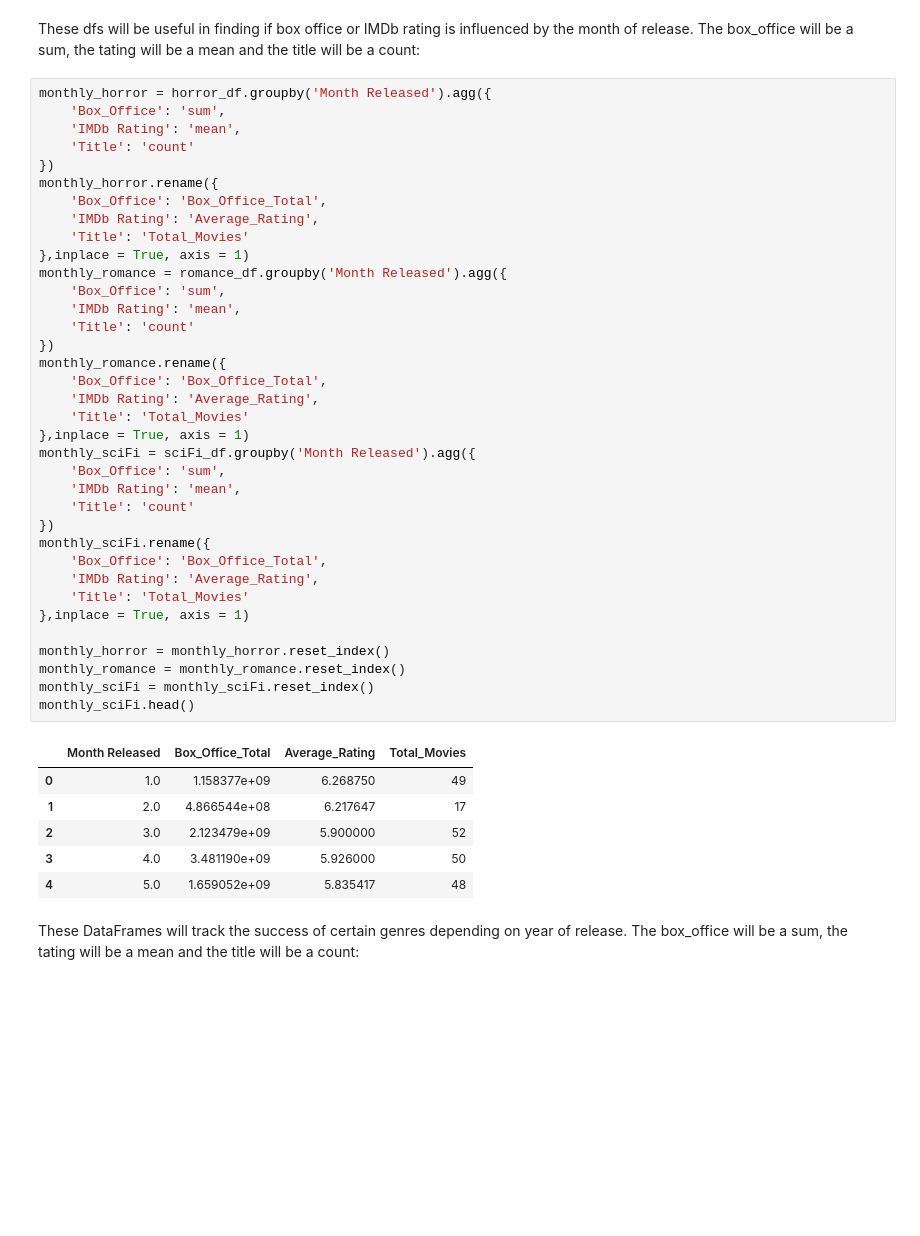
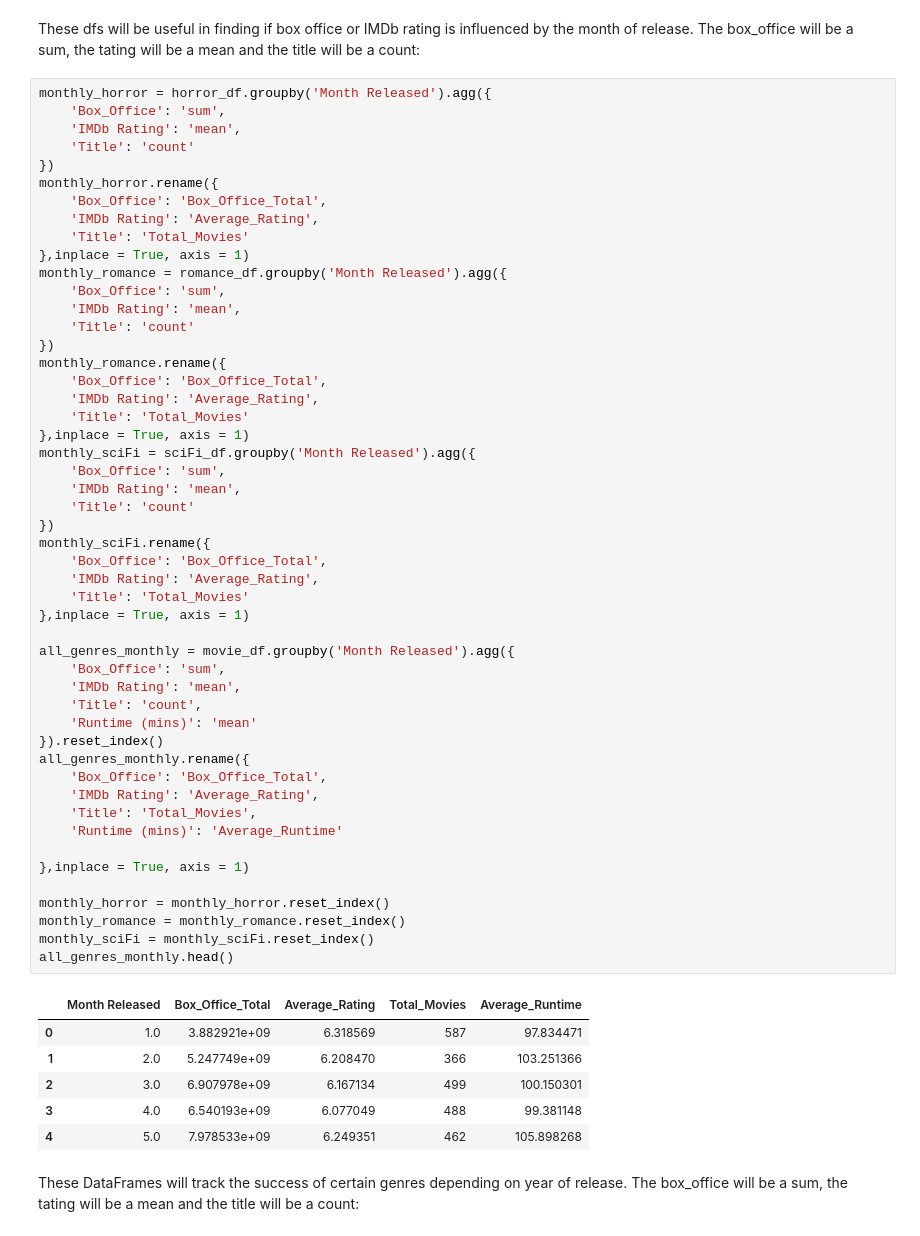
Before and after one commit to Lweston75/Project-One, a Jupyter notebook: movie_graphs.ipynb, the cells around one changed output. Saved outputs shown, nothing was run; the diff lists cells and outputs as text; blank space fills up the shorter version.

```diff
--- a/movie_graphs.ipynb
+++ b/movie_graphs.ipynb
@@ -59,40 +60,54 @@ monthly_horror = horror_df.groupby('Month Released').agg({
 monthly_horror.rename({
     'Box_Office': 'Box_Office_Total',
     'IMDb Rating': 'Average_Rating',
     'Title': 'Total_Movies'
 },inplace = True, axis = 1)
 monthly_romance = romance_df.groupby('Month Released').agg({
     'Box_Office': 'sum',
     'IMDb Rating': 'mean',
     'Title': 'count'
 })
 monthly_romance.rename({
     'Box_Office': 'Box_Office_Total',
     'IMDb Rating': 'Average_Rating',
     'Title': 'Total_Movies'
 },inplace = True, axis = 1)
 monthly_sciFi = sciFi_df.groupby('Month Released').agg({
     'Box_Office': 'sum',
     'IMDb Rating': 'mean',
     'Title': 'count'
 })
 monthly_sciFi.rename({
     'Box_Office': 'Box_Office_Total',
     'IMDb Rating': 'Average_Rating',
     'Title': 'Total_Movies'
 },inplace = True, axis = 1)
 
+all_genres_monthly = movie_df.groupby('Month Released').agg({
+    'Box_Office': 'sum',
+    'IMDb Rating': 'mean',
+    'Title': 'count',
+    'Runtime (mins)': 'mean'
+}).reset_index()
+all_genres_monthly.rename({
+    'Box_Office': 'Box_Office_Total',
+    'IMDb Rating': 'Average_Rating',
+    'Title': 'Total_Movies',
+    'Runtime (mins)': 'Average_Runtime'
+
+},inplace = True, axis = 1)
+
 monthly_horror = monthly_horror.reset_index()
 monthly_romance = monthly_romance.reset_index()
 monthly_sciFi = monthly_sciFi.reset_index()
-monthly_sciFi.head()
+all_genres_monthly.head()
 # %% [output]
-|  | Month Released | Box_Office_Total | Average_Rating | Total_Movies |
-| 0 | 1.0 | 1.158377e+09 | 6.268750 | 49 |
-| 1 | 2.0 | 4.866544e+08 | 6.217647 | 17 |
-| 2 | 3.0 | 2.123479e+09 | 5.900000 | 52 |
-| 3 | 4.0 | 3.481190e+09 | 5.926000 | 50 |
-| 4 | 5.0 | 1.659052e+09 | 5.835417 | 48 |
+|  | Month Released | Box_Office_Total | Average_Rating | Total_Movies | Average_Runtime |
+| 0 | 1.0 | 3.882921e+09 | 6.318569 | 587 | 97.834471 |
+| 1 | 2.0 | 5.247749e+09 | 6.208470 | 366 | 103.251366 |
+| 2 | 3.0 | 6.907978e+09 | 6.167134 | 499 | 100.150301 |
+| 3 | 4.0 | 6.540193e+09 | 6.077049 | 488 | 99.381148 |
+| 4 | 5.0 | 7.978533e+09 | 6.249351 | 462 | 105.898268 |
 # %% [markdown]
 These DataFrames will track the success of certain genres depending on year of release.  The box_office will be a sum, the tating will be a mean and the title will be a count:
 # %%
```
Also changed, not shown: parts of 2 cells of this notebook, 1 other file.
